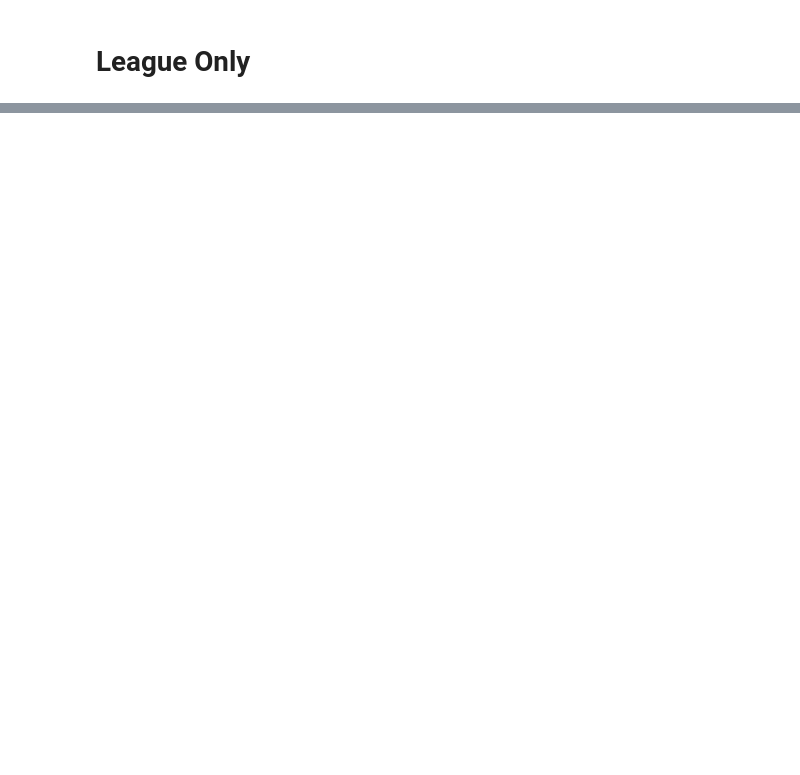
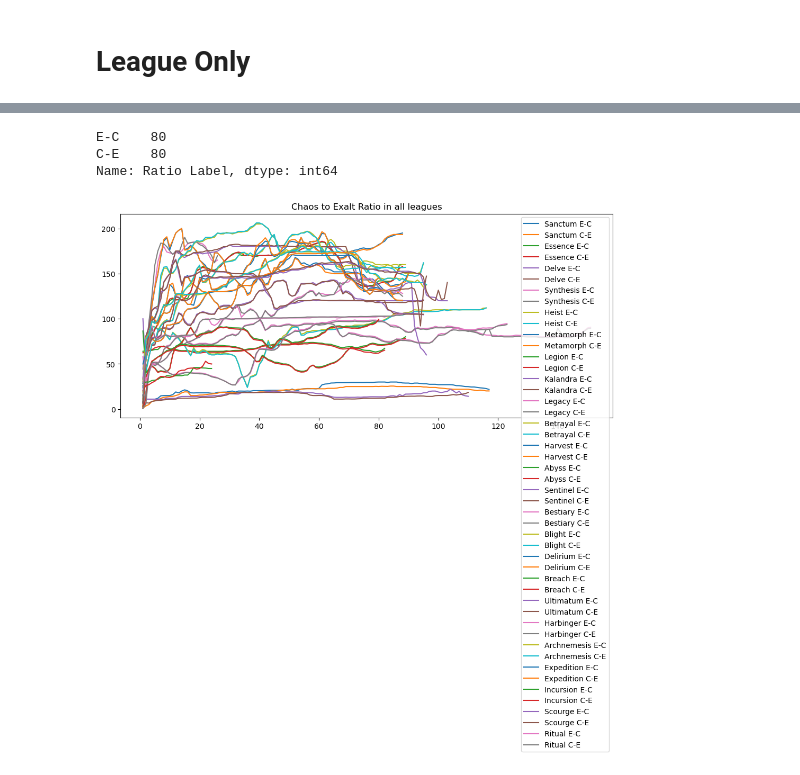
Before and after one commit to EKYS12/PoE_Currency_Market_Analysis, a Jupyter notebook: notebooks/eda.ipynb, the cells around one changed output, grey strips where cells are left out. Drawn from its saved outputs; the diff is of its cells as text; code cells hidden in the pictures; blank space fills up the shorter version.

```diff
--- a/notebooks/eda.ipynb
+++ b/notebooks/eda.ipynb
@@ -105,0 +128,31 @@ ModuleNotFoundError: No module named 'code.currency_df'; 'code' is not a package
+# %%
+df['Ratio Label'].value_counts()
+# %% [output]
+E-C    80
+C-E    80
+Name: Ratio Label, dtype: int64
+# %%
+path = '../data/leagues/'
+
+plt.figure(figsize=(12,5))
+
+for league in os.listdir(path):
+    df = league_df(league, 'exalt')
+    df = trade_ratio(df)
+    df = day_count(df)
+    plt.plot(
+        df[df['Ratio Label'] == 'E-C']['Day'],
+        df[df['Ratio Label'] == 'E-C']['Ratio'],
+        label = f'{league} E-C',
+    )
+    plt.plot(
+        df[df['Ratio Label'] == 'C-E']['Day'],
+        df[df['Ratio Label'] == 'C-E']['Ratio'],
+        label = f'{league} C-E',
+    )
+
+plt.title('Chaos to Exalt Ratio in all leagues')
+plt.legend()
+plt.show;
+# %% [output]
+[figure, added]
```
Also changed, not shown: parts of 28 cells of this notebook, 7 other files.
